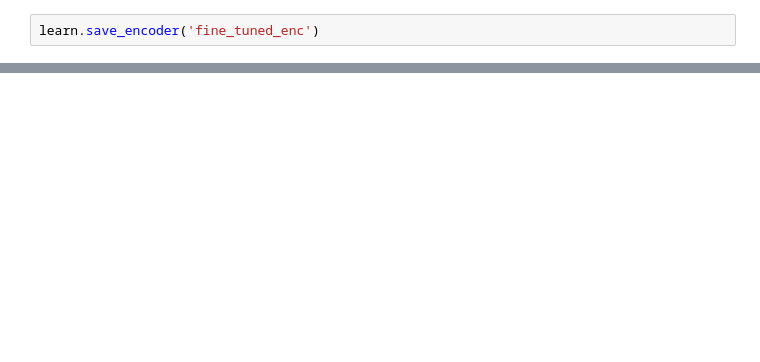
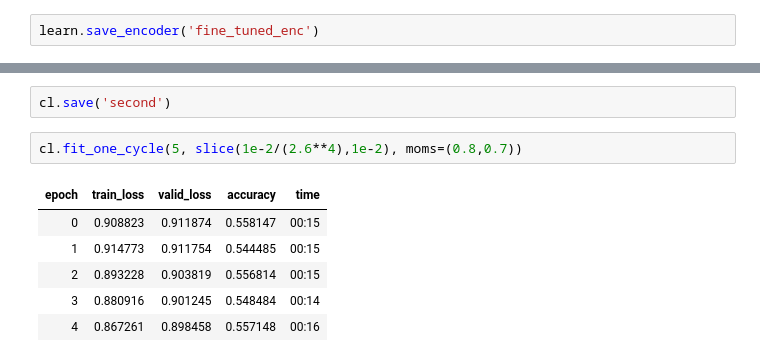
Before and after one commit to tgalery/geiger, a Jupyter notebook: notebooks/fastai.ipynb, the cells around one changed output, grey strips where cells are left out. Drawn from its saved outputs; the diff is of its cells as text; blank space fills up the shorter version.

```diff
--- a/notebooks/fastai.ipynb
+++ b/notebooks/fastai.ipynb
@@ -103,0 +178,11 @@ learn.save_encoder('fine_tuned_enc')
+# %%
+cl.save('second')
+# %%
+cl.fit_one_cycle(5, slice(1e-2/(2.6**4),1e-2), moms=(0.8,0.7))
+# %% [output]
+| epoch | train_loss | valid_loss | accuracy | time |
+| 0 | 0.908823 | 0.911874 | 0.558147 | 00:15 |
+| 1 | 0.914773 | 0.911754 | 0.544485 | 00:15 |
+| 2 | 0.893228 | 0.903819 | 0.556814 | 00:15 |
+| 3 | 0.880916 | 0.901245 | 0.548484 | 00:14 |
+| 4 | 0.867261 | 0.898458 | 0.557148 | 00:16 |
```
Also changed, not shown: parts of 19 cells of this notebook.
